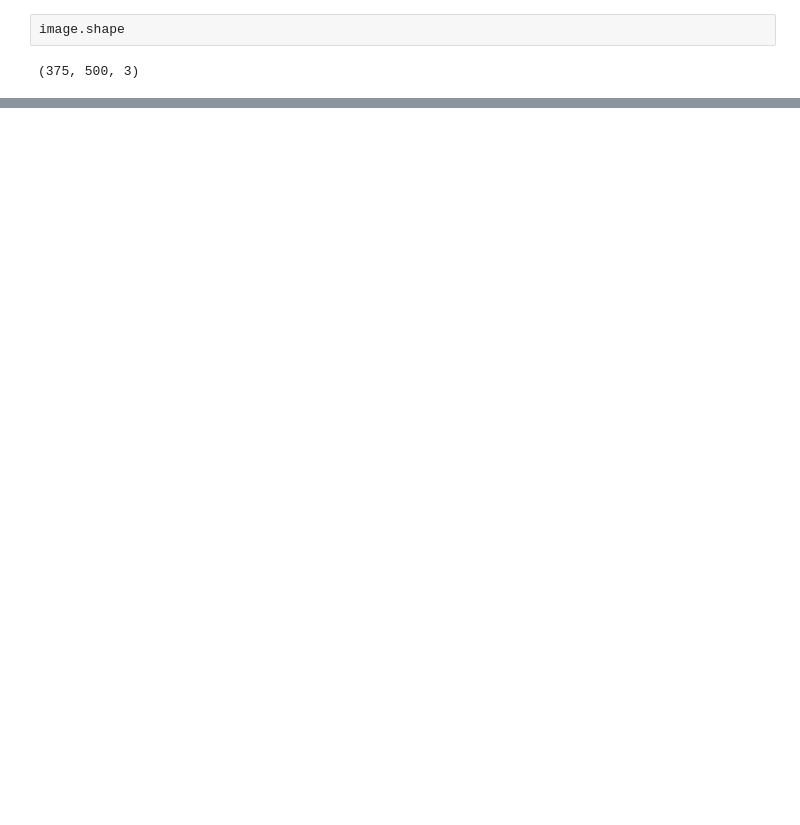
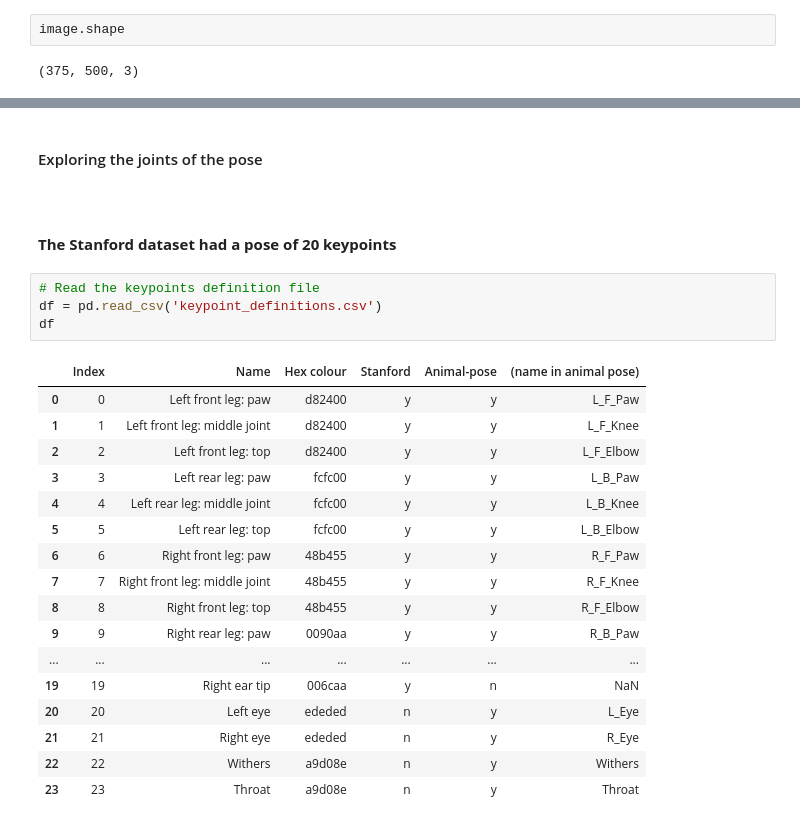
Before and after one commit to salwaElkaddaoui/Pose-estimation, a Jupyter notebook: explore_data.ipynb, the cells around one changed output, grey strips where cells are left out. Drawn from its saved outputs; the diff is of its cells as text; blank space fills up the shorter version.

```diff
--- a/explore_data.ipynb
+++ b/explore_data.ipynb
@@ -105,0 +114,28 @@ explore_data(10)
+# %% [markdown]
+#### Exploring the joints of the pose
+# %% [markdown]
+##
+# %% [markdown]
+**The Stanford dataset had a pose of 20 keypoints**
+# %%
+# Read the keypoints definition file
+df = pd.read_csv('keypoint_definitions.csv')
+df
+# %% [output]
+|  | Index | Name | Hex colour | Stanford | Animal-pose | (name in animal pose) |
+| 0 | 0 | Left front leg: paw | d82400 | y | y | L_F_Paw |
+| 1 | 1 | Left front leg: middle joint | d82400 | y | y | L_F_Knee |
+| 2 | 2 | Left front leg: top | d82400 | y | y | L_F_Elbow |
+| 3 | 3 | Left rear leg: paw | fcfc00 | y | y | L_B_Paw |
+| 4 | 4 | Left rear leg: middle joint | fcfc00 | y | y | L_B_Knee |
+| 5 | 5 | Left rear leg: top | fcfc00 | y | y | L_B_Elbow |
+| 6 | 6 | Right front leg: paw | 48b455 | y | y | R_F_Paw |
+| 7 | 7 | Right front leg: middle joint | 48b455 | y | y | R_F_Knee |
+| 8 | 8 | Right front leg: top | 48b455 | y | y | R_F_Elbow |
+| 9 | 9 | Right rear leg: paw | 0090aa | y | y | R_B_Paw |
+| ... | ... | ... | ... | ... | ... | ... |
+| 19 | 19 | Right ear tip | 006caa | y | n | NaN |
+| 20 | 20 | Left eye | ededed | n | y | L_Eye |
+| 21 | 21 | Right eye | ededed | n | y | R_Eye |
+| 22 | 22 | Withers | a9d08e | n | y | Withers |
+| 23 | 23 | Throat | a9d08e | n | y | Throat |
```
Also changed, not shown: parts of 15 cells of this notebook.
